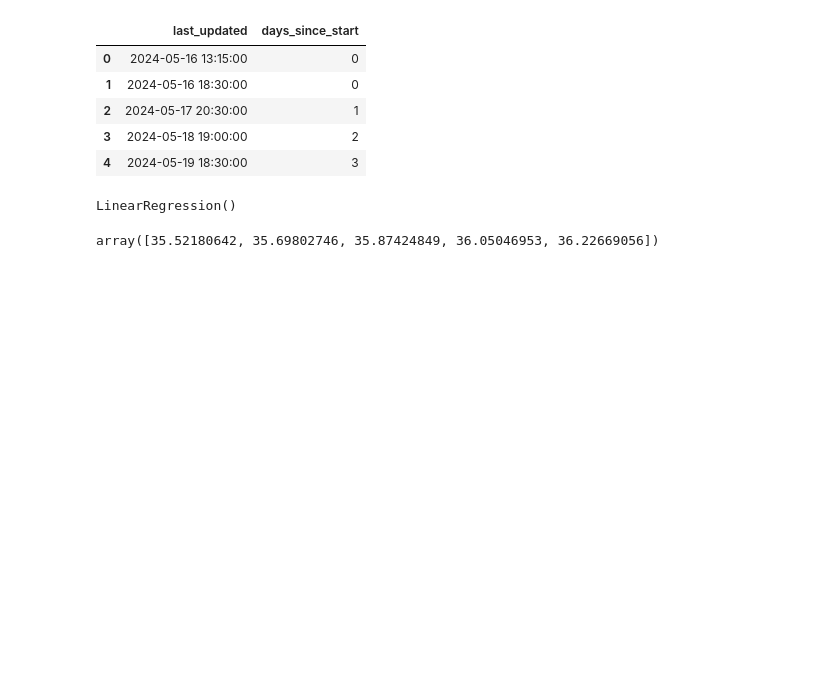
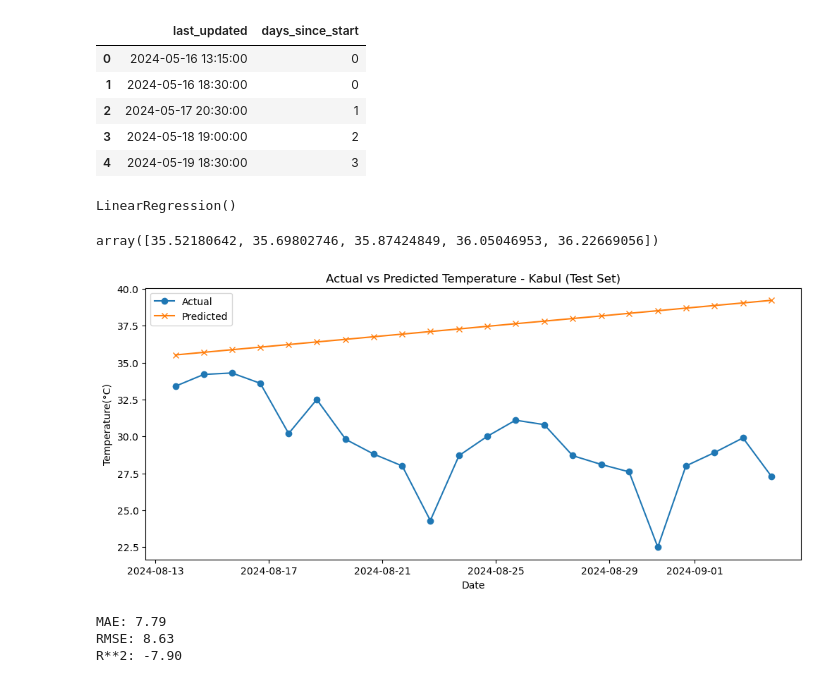
Before and after one commit to raaga-priya-p/weather-trend-forecasting, a Jupyter notebook: notebooks/01_data_exploration.ipynb, the cells around one changed output. Cells and saved outputs as stored; diff of their text form; code cells hidden in the pictures; blank space fills up the shorter version.

```diff
--- a/notebooks/01_data_exploration.ipynb
+++ b/notebooks/01_data_exploration.ipynb
@@ -409,3 +409,27 @@ predictions = model.predict(X_test)
 predictions[:5]
 # %% [output]
 array([35.52180642, 35.69802746, 35.87424849, 36.05046953, 36.22669056])
+# %%
+plt.figure(figsize=(12,5))
+plt.plot(test['last_updated'], y_test,label = "Actual",marker ='o')
+plt.plot(test['last_updated'], predictions,label = "Predicted",marker ='x')
+plt.title("Actual vs Predicted Temperature - Kabul (Test Set)")
+plt.xlabel("Date")
+plt.ylabel("Temperature(°C)")
+plt.legend()
+plt.show()
+# %% [output]
+[figure, added]
+# %%
+from sklearn.metrics import mean_absolute_error,mean_squared_error,r2_score
+import numpy as np
+mae = mean_absolute_error(y_test,predictions)
+rmse = np.sqrt(mean_squared_error(y_test,predictions))
+r2 = r2_score(y_test,predictions)
+print(f"MAE: {mae:.2f}")
+print(f"RMSE: {rmse:.2f}")
+print(f"R**2: {r2:.2f}")
+# %% [output]
+MAE: 7.79
+RMSE: 8.63
+R**2: -7.90
```
